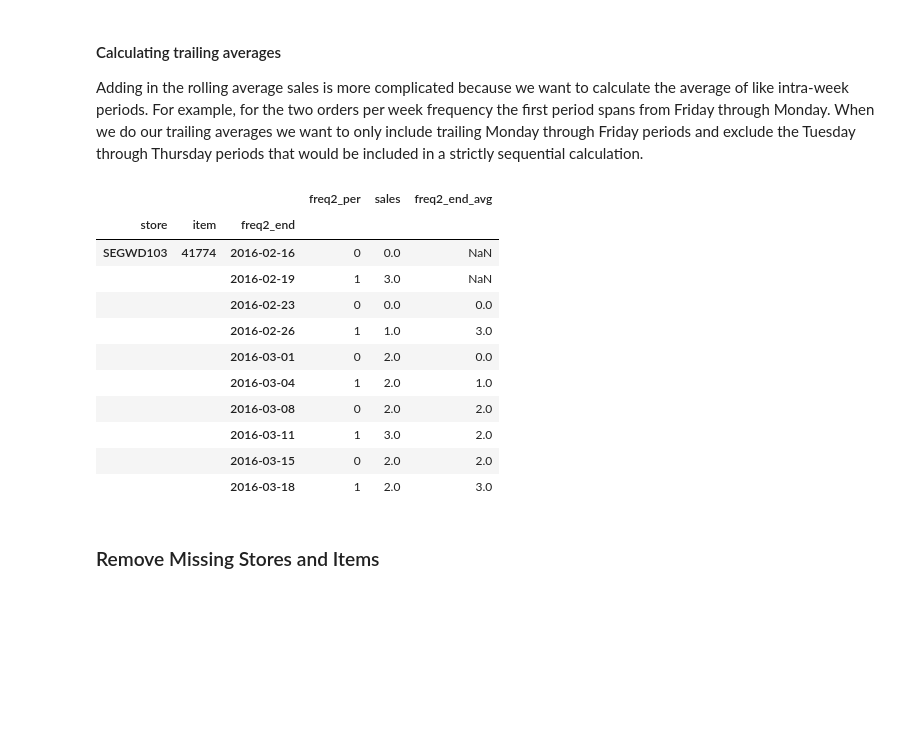
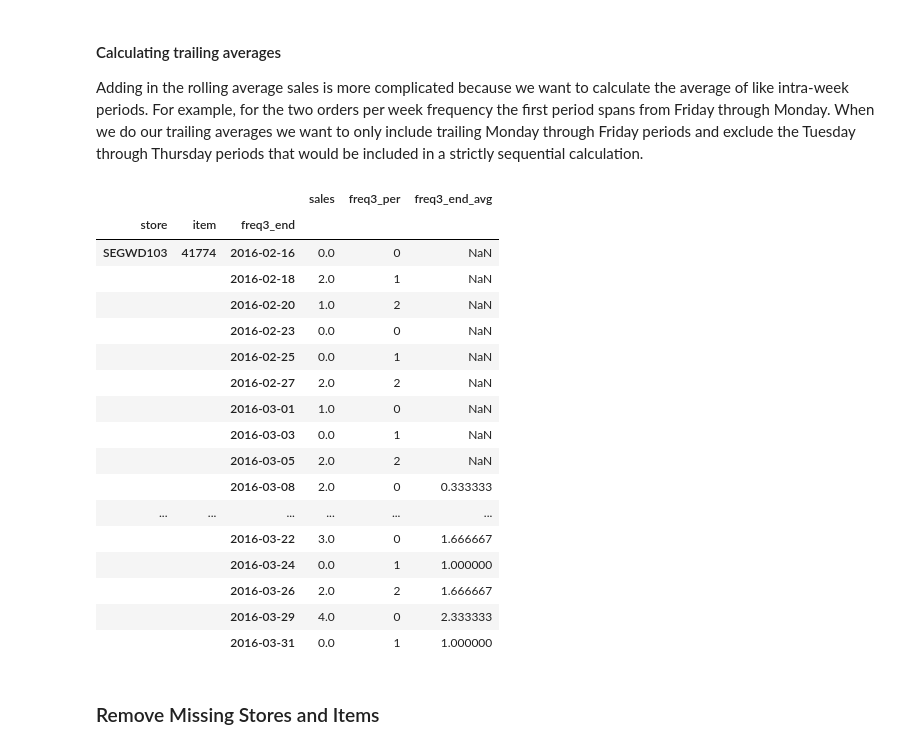
Before and after one commit to CalebEverett/store_model, a Jupyter notebook: store_model_2.ipynb, the cells around one changed output. Cells and saved outputs as stored; diff of their text form; code cells hidden in the pictures; blank space fills up the shorter version.

```diff
--- a/store_model_2.ipynb
+++ b/store_model_2.ipynb
@@ -242,7 +246,7 @@ df_f = df_all.copy()
 #
 # These are the intra-week periods that each day of the week belongs to.
 freq = list([[0, 0, 1, 1, 1, 0, 0],
-            [0, 1, 1, 1, 2, 2, 0]
+            [0, 0, 1, 1, 2, 2, 0]
             ])
 
 # Map the day of the week of each record to its respective intra-week period.
@@ -270,7 +274,7 @@ for i, f in enumerate(freq):
 # These are the days of the week that new periods begin on for order frequencies of two
 # and three times per week.
 period_ends = list([[2, 5],
-                   [1, 4, 6]
+                   [2, 4, 6]
                    ])
 
 # Execute the same process for each of our order frequencies
@@ -290,6 +294,6 @@ for i, p in enumerate(period_ends):
     # Step 7
     df_f['freq' + str(i+2) + '_end'] = seq_col.map(period_lookup.date)
 
-df_f.head(10)
+df_f[df_f['date'] > '2016-10-06'].head(10)
 # %% [output]
 |  | store | item | date | sales | freq2_per | freq3_per | freq2_end | freq3_end |
@@ -331,7 +335,7 @@ def calc_trailing(orders_per_week):
         df_model = df_f[df_f[freq_per] == n].groupby(g).agg(f).fillna(0)
 
         rolling_sum = (df_model
-                       .apply(lambda x:x.rolling(window=1).mean())
+                       .apply(lambda x:x.rolling(window=3).mean())
                        .shift(1)
                       )
 
@@ -340,21 +344,27 @@ def calc_trailing(orders_per_week):
 
     return df_final.groupby(g).sum()
 # %%
-df_final = calc_trailing(2)
-df_final.head(10)
+df_final = calc_trailing(3)
+df_final.head(20)
 # %% [output]
-|  |  |  | freq2_per | sales | freq2_end_avg |
-| store | item | freq2_end |  |  |  |
-| SEGWD103 | 41774 | 2016-02-16 | 0 | 0.0 | NaN |
-|  |  | 2016-02-19 | 1 | 3.0 | NaN |
-|  |  | 2016-02-23 | 0 | 0.0 | 0.0 |
-|  |  | 2016-02-26 | 1 | 1.0 | 3.0 |
-|  |  | 2016-03-01 | 0 | 2.0 | 0.0 |
-|  |  | 2016-03-04 | 1 | 2.0 | 1.0 |
-|  |  | 2016-03-08 | 0 | 2.0 | 2.0 |
-|  |  | 2016-03-11 | 1 | 3.0 | 2.0 |
-|  |  | 2016-03-15 | 0 | 2.0 | 2.0 |
-|  |  | 2016-03-18 | 1 | 2.0 | 3.0 |
+|  |  |  | sales | freq3_per | freq3_end_avg |
+| store | item | freq3_end |  |  |  |
+| SEGWD103 | 41774 | 2016-02-16 | 0.0 | 0 | NaN |
+|  |  | 2016-02-18 | 2.0 | 1 | NaN |
+|  |  | 2016-02-20 | 1.0 | 2 | NaN |
+|  |  | 2016-02-23 | 0.0 | 0 | NaN |
+|  |  | 2016-02-25 | 0.0 | 1 | NaN |
+|  |  | 2016-02-27 | 2.0 | 2 | NaN |
+|  |  | 2016-03-01 | 1.0 | 0 | NaN |
+|  |  | 2016-03-03 | 0.0 | 1 | NaN |
+|  |  | 2016-03-05 | 2.0 | 2 | NaN |
+|  |  | 2016-03-08 | 2.0 | 0 | 0.333333 |
+| ... | ... | ... | ... | ... | ... |
+|  |  | 2016-03-22 | 3.0 | 0 | 1.666667 |
+|  |  | 2016-03-24 | 0.0 | 1 | 1.000000 |
+|  |  | 2016-03-26 | 2.0 | 2 | 1.666667 |
+|  |  | 2016-03-29 | 4.0 | 0 | 2.333333 |
+|  |  | 2016-03-31 | 0.0 | 1 | 1.000000 |
 # %% [markdown]
 ### Remove Missing Stores and Items
 # %% [raw]
```
Also changed, not shown: parts of 13 cells of this notebook.
